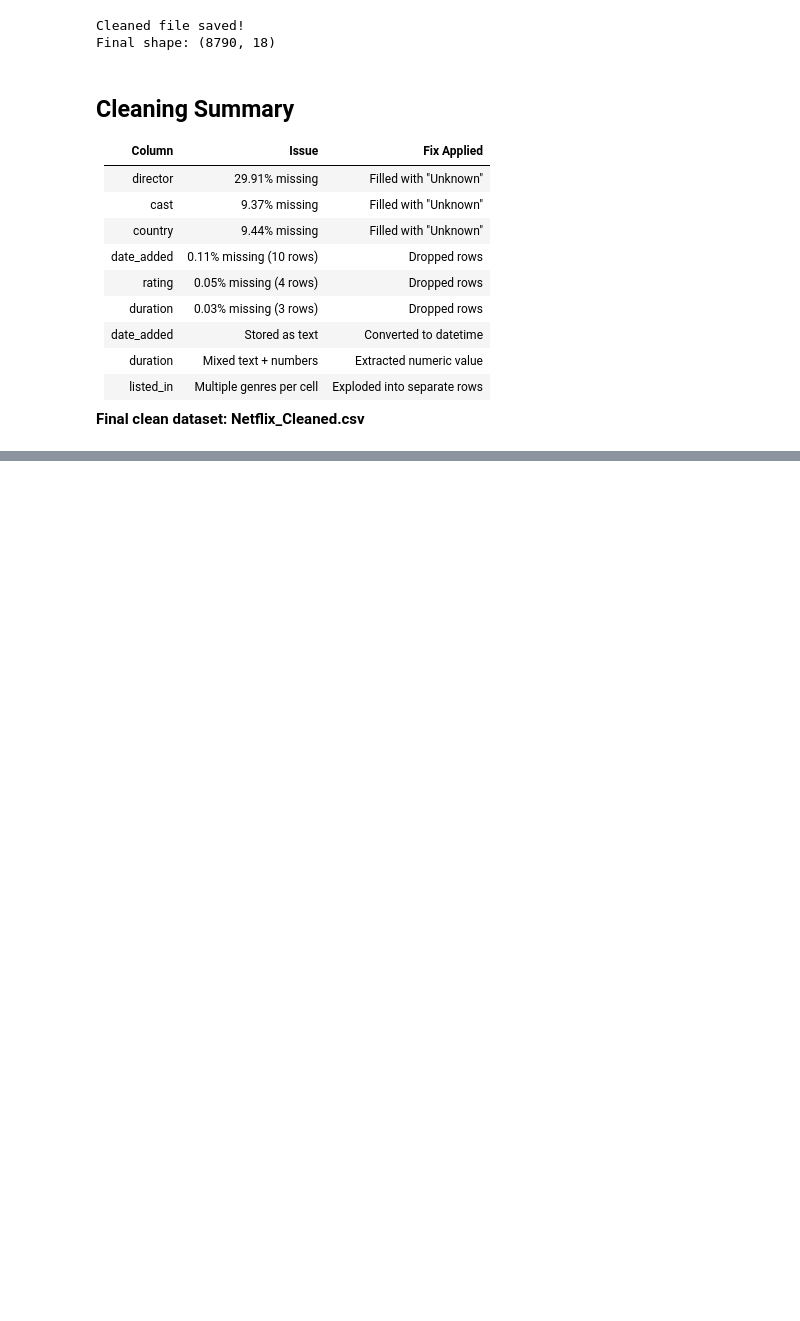
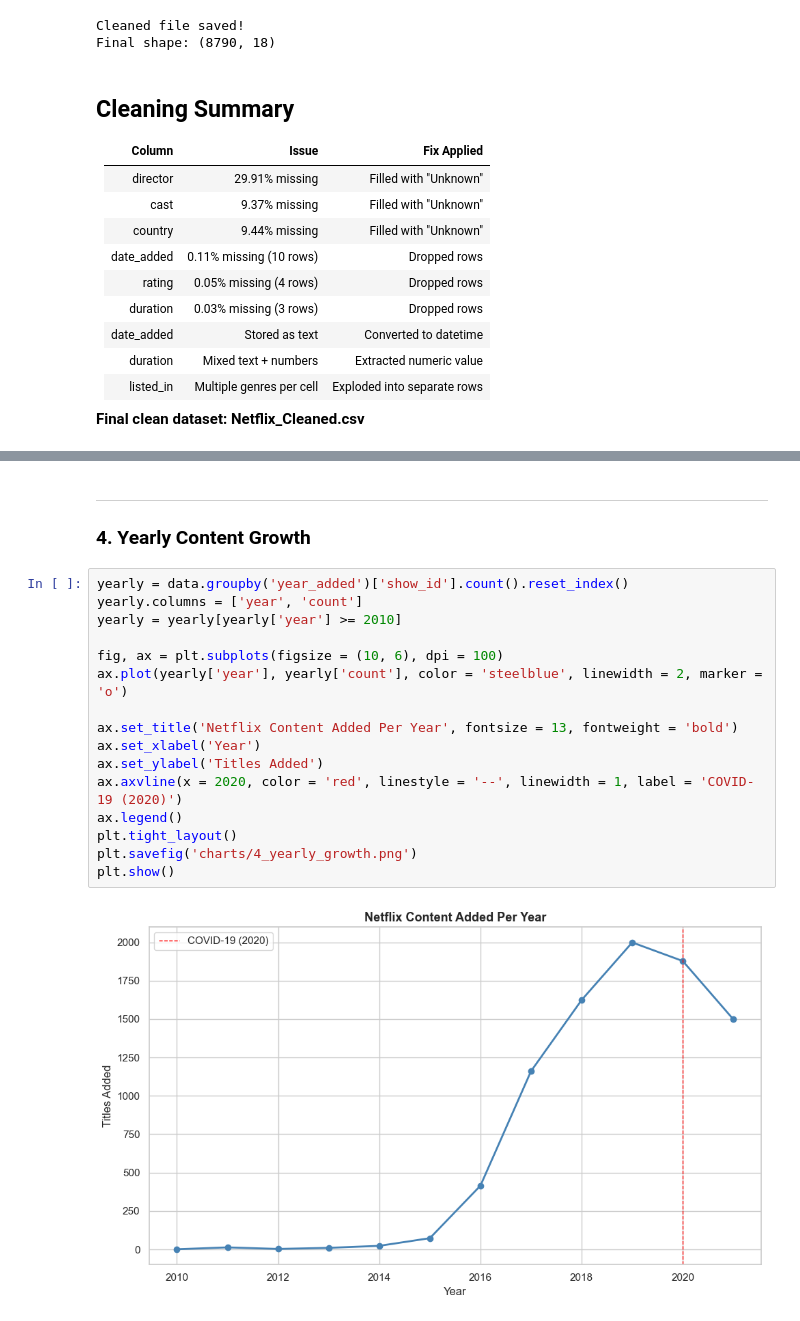
Before and after one commit to kushagr-a522/Netflix-Content-Analysis, a Jupyter notebook: Netflix_analysis.ipynb, the cells around one changed output, grey strips where cells are left out. Drawn from its saved outputs; the diff is of its cells as text; blank space fills up the shorter version.

```diff
--- a/Netflix_analysis.ipynb
+++ b/Netflix_analysis.ipynb
@@ -447,0 +561,21 @@ Final shape: (8790, 18)
+# %% [markdown]
+---
+### 4. Yearly Content Growth
+# %%
+yearly = data.groupby('year_added')['show_id'].count().reset_index()
+yearly.columns = ['year', 'count']
+yearly = yearly[yearly['year'] >= 2010]
+
+fig, ax = plt.subplots(figsize = (10, 6), dpi = 100)
+ax.plot(yearly['year'], yearly['count'], color = 'steelblue', linewidth = 2, marker = 'o')
+
+ax.set_title('Netflix Content Added Per Year', fontsize = 13, fontweight = 'bold')
+ax.set_xlabel('Year')
+ax.set_ylabel('Titles Added')
+ax.axvline(x = 2020, color = 'red', linestyle = '--', linewidth = 1, label = 'COVID-19 (2020)')
+ax.legend()
+plt.tight_layout()
+plt.savefig('charts/4_yearly_growth.png')
+plt.show()
+# %% [output]
+[figure, added]
```
Also changed, not shown: parts of 39 cells of this notebook.
